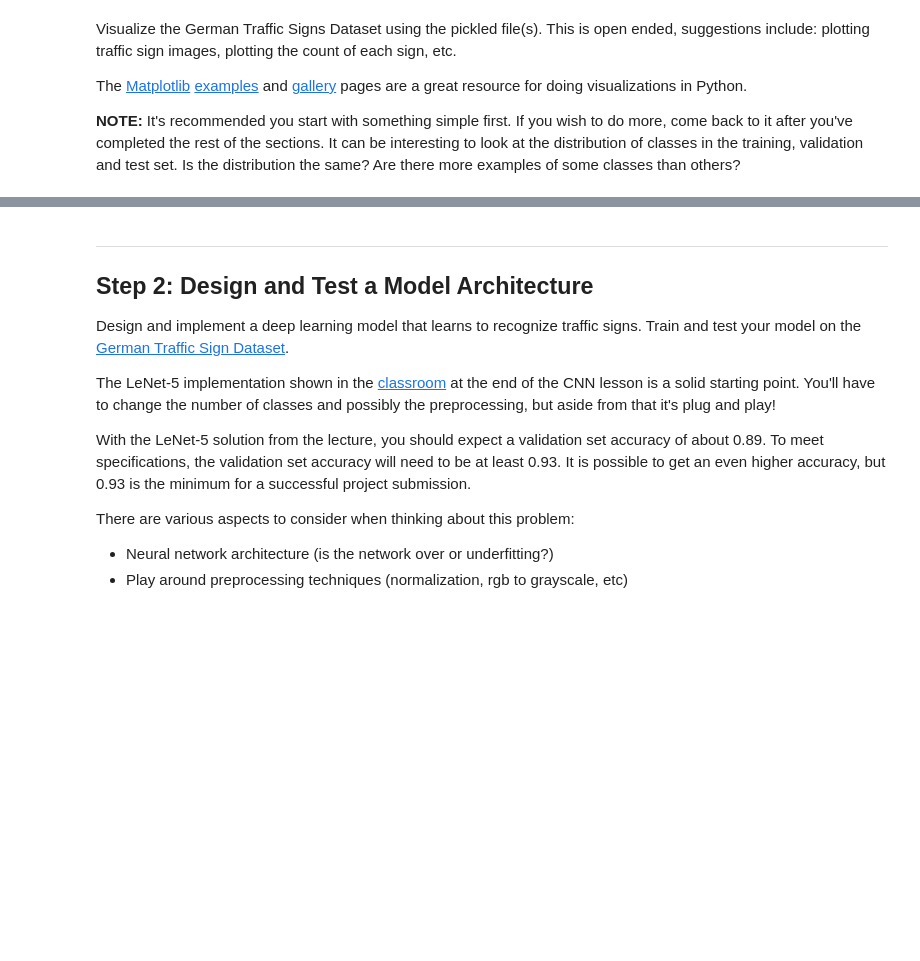
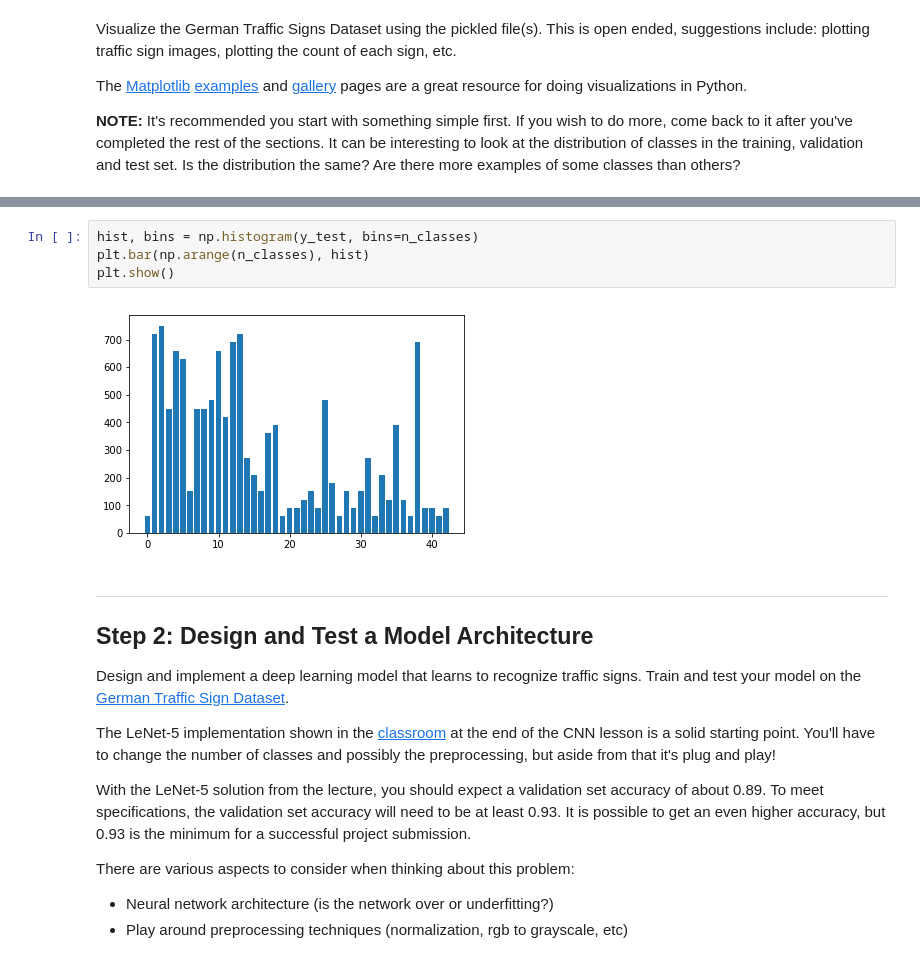
Before and after one commit to rongqiqiu/CarND-Traffic-Sign-Classifier-Project, a Jupyter notebook: Traffic_Sign_Classifier.ipynb, the cells around one changed output, grey strips where cells are left out. Drawn from its saved outputs; the diff is of its cells as text; blank space fills up the shorter version.

```diff
--- a/Traffic_Sign_Classifier.ipynb
+++ b/Traffic_Sign_Classifier.ipynb
@@ -113,3 +125,9 @@ print(y_train[index])
+# %%
+hist, bins = np.histogram(y_test, bins=n_classes)
+plt.bar(np.arange(n_classes), hist)
+plt.show()
+# %% [output]
+[figure, added]
 # %% [markdown]
 ----
 
```
Also changed, not shown: parts of 9 cells of this notebook, 3 other files.
